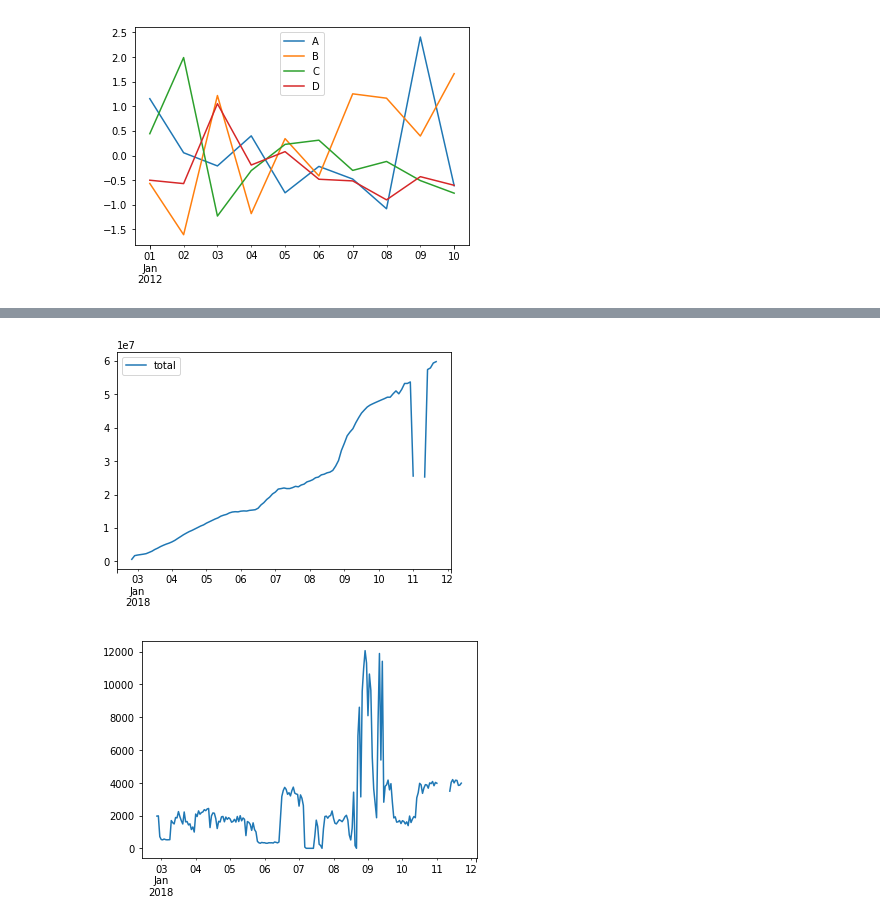
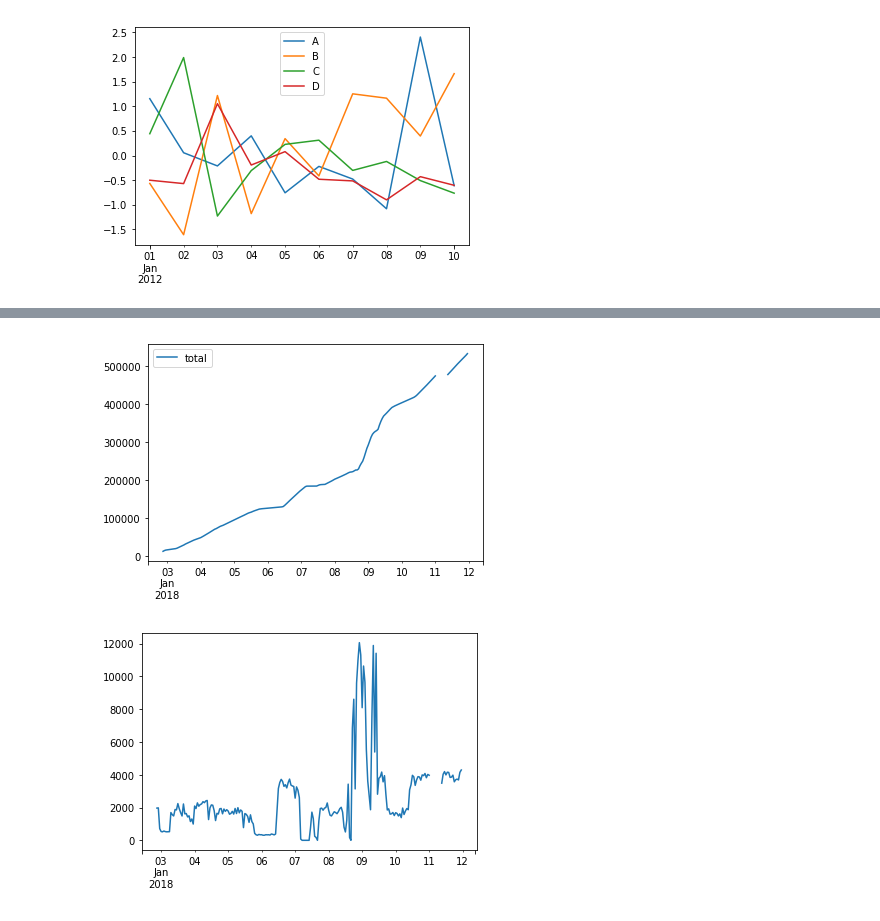
Before and after one commit to nickliqian/keep_learning, a Jupyter notebook: KnowledgeMapping/MatplotlibExp/1-code/studyMix/tenMinutesToPandas.ipynb, the cells around one changed output, grey strips where cells are left out. Drawn from its saved outputs; the diff is of its cells as text; code cells hidden in the pictures.

```diff
--- a/KnowledgeMapping/MatplotlibExp/1-code/tenMinutesToPandas.ipynb
+++ b/KnowledgeMapping/MatplotlibExp/1-code/studyMix/tenMinutesToPandas.ipynb
@@ -1358,17 +1358,17 @@ plt.show()
 # %%
-# 降低采样频率
-a = df.loc[:"2018-01-11 18:00:00"]
-a = a.resample('120Min').sum()
+# 降低采样频率 显示总数
+a = df.loc[:"2018-01-12 00:00:00"]
+a = a.resample('60Min').mean()
 a.plot()
 plt.show()
 # %% [output]
-[figure, old version]
+[figure, new version]
 # %%
-# 降低采样频率
-s = pd.Series(increment, index=df.index)
-sa = s.loc[:"2018-01-11 18:00:00"]
+# 降低采样频率 显示采集速度
+s = pd.Series(increment, index=df.index, name='total')
+sa = s.loc[:"2018-01-12 00:00:00"]
 sa = sa.resample('1H').sum()
 sa.plot()
 plt.show()
 # %% [output]
-[figure, old version]
+[figure, new version]
```
Also changed, not shown: parts of 5 cells of this notebook, 15 other files.
